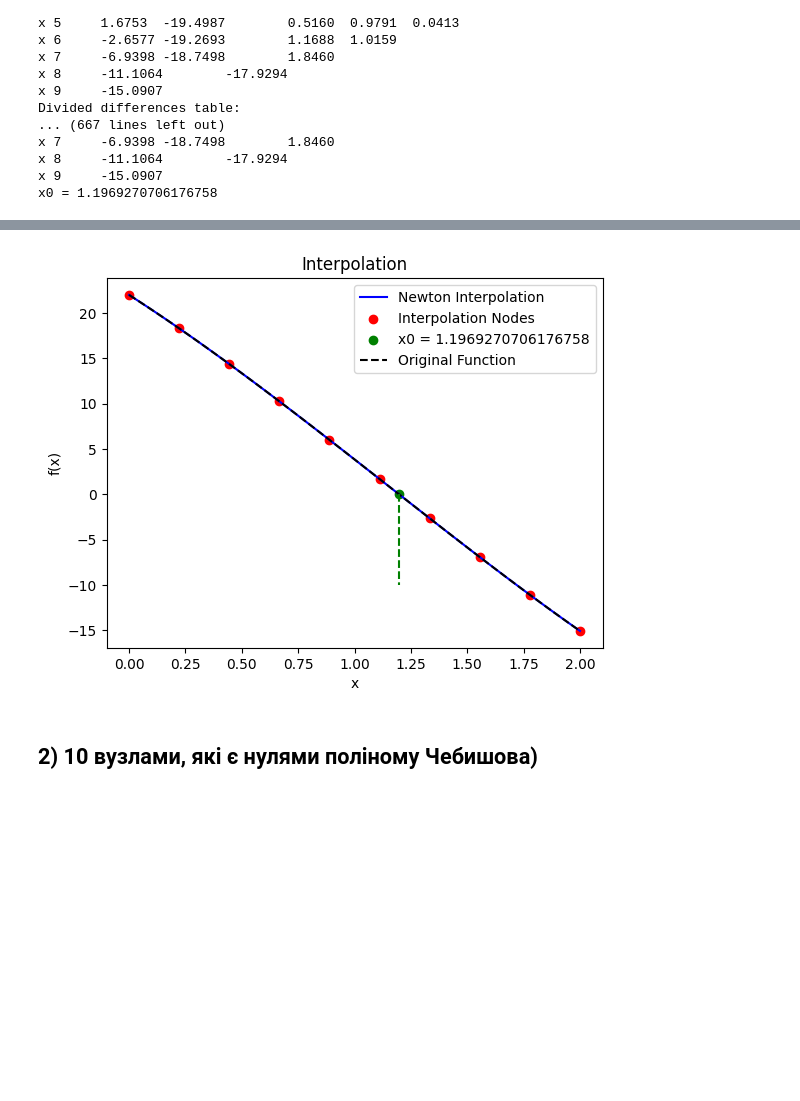
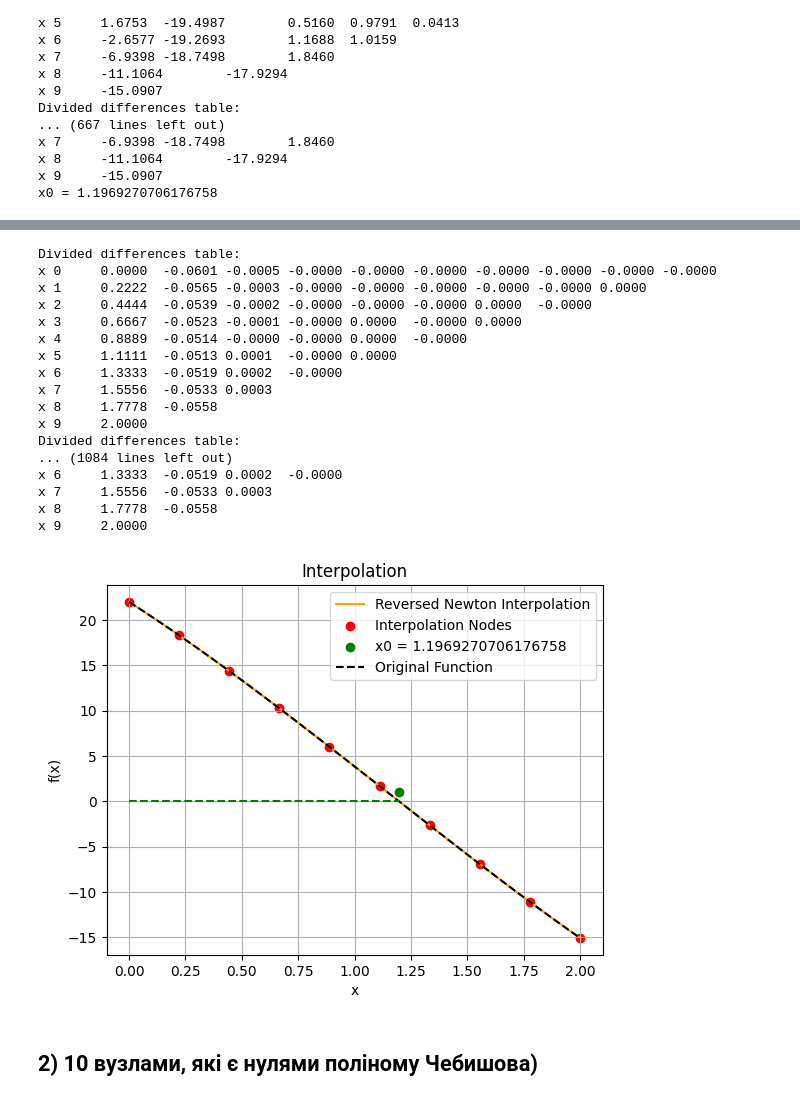
Before and after one commit to kshchuk/uni, a Jupyter notebook: 5-sem/numerical-analysis/lab-4/lab-4-interpolation.ipynb, the cells around one changed output, grey strips where cells are left out. Cells and saved outputs as stored; diff of their text form; code cells hidden in the pictures; blank space fills up the shorter version.

```diff
--- a/5-sem/numerical-analysis/lab-4/lab-4-interpolation.ipynb
+++ b/5-sem/numerical-analysis/lab-4/lab-4-interpolation.ipynb
@@ -120,12 +140,12 @@ def newton_polynomial(x_values, y_values, x):
 
     return p
 
-def Polynomial(x_nodes, divided_difference_table):
+def Polynomial(x_nodes, divided_difference_table, var='x'):
     p_function = ""
     for i in range(m):
         p_function += "%.4f"%divided_difference_table[0, i]
         for j in range(i):
-            p_function += "*(x - %.4f)"%x_nodes[j]
+            p_function += "*(" + var + " - %.4f)"%x_nodes[j]
         if i < m - 1:
             p_function += " + "
 
@@ -145,7 +165,7 @@ Newton polynomial:
 p_x = lambda x: newton_polynomial(x_nodes, y_nodes, x)
 
 # plot the Newton polynomial
-x = np.linspace(0, 2, 4)
+x = np.linspace(0, 2, 100)
 y = p_x(x)
 plt.plot(x, y)
 
@@ -241,0 +269,4 @@ x0 = 1.1969270706176758
+# %%
+p_reverse = lambda y: newton_polynomial(y_nodes, x_nodes, y)
+
+print("p_reverse(y0) =", p_reverse(y0))
@@ -241,0 +286,8 @@ x0 = 1.1969270706176758
+# %%
+reversed_divided_difference_table = divided_differences(y_nodes, x_nodes)
+
+# get the Newton polynomial
+p_reversed = Polynomial(y_nodes, reversed_divided_difference_table, var='y')
+
+print("Reversed Newton polynomial:")
+print(p_reversed)
@@ -242,24 +339,41 @@ x0 = 1.1969270706176758
 # %%
-from sympy import lambdify, symbols
+y_interp = np.linspace(-15, 22, 100)
+x_interp = [p_reverse(y) for y in y_interp]
+plt.plot(x_interp, y_interp, label='Reversed Newton Interpolation', color='orange')
+plt.scatter(x_nodes, y_nodes, color='red', label='Interpolation Nodes')
+plt.scatter(x0, lambdify(symbols('y'), p_reversed, 'numpy')(x0), color='green', label=f'x0 = {x0}')
 
+x = np.linspace(0, 2, 100)
+y = f_x(x)
+plt.plot(x, y, label='Original Function', color='black', linestyle='--')
 
-x_interp = np.linspace(min(x_nodes), max(x_nodes), 100)
-y_interp = [lambdify(symbols('x'), p_simplified, 'numpy')(x) for x in x_interp]
-y_function = [f_x(x) for x in x_interp]
-plt.plot(x_interp, y_interp, label=f'{"Newton"} Interpolation', color='blue')
-plt.scatter(x_nodes, y_nodes, color='red', label='Interpolation Nodes')
-plt.scatter(x0, lambdify(symbols('x'), p_simplified, 'numpy')(x0), color='green', label=f'x0 = {x0}')
-plt.plot(x_interp, y_function, label='Original Function', color='black', linestyle='--')
-
- # Робимо пунктирну лінію вниз від зеленої точки x0
-plt.plot([x0, x0], [lambdify(symbols('x'), p_simplified, 'numpy')(x0), -10], linestyle='--', color='green')
+# Робимо пунктирну лінію вниз від зеленої точки x0
+plt.plot([0, x0], [0, 0], linestyle='--', color='green')
 plt.legend()
 plt.title('Interpolation')
 plt.xlabel('x')
+plt.grid(True)
 plt.ylabel('f(x)')
 plt.show()
 # %% [output]
+Divided differences table:
+x 0     0.0000  -0.0601 -0.0005 -0.0000 -0.0000 -0.0000 -0.0000 -0.0000 -0.0000 -0.0000
+x 1     0.2222  -0.0565 -0.0003 -0.0000 -0.0000 -0.0000 -0.0000 -0.0000 0.0000
+x 2     0.4444  -0.0539 -0.0002 -0.0000 -0.0000 -0.0000 0.0000  -0.0000
+x 3     0.6667  -0.0523 -0.0001 -0.0000 0.0000  -0.0000 0.0000
+x 4     0.8889  -0.0514 -0.0000 -0.0000 0.0000  -0.0000
+x 5     1.1111  -0.0513 0.0001  -0.0000 0.0000
+x 6     1.3333  -0.0519 0.0002  -0.0000
+x 7     1.5556  -0.0533 0.0003
+x 8     1.7778  -0.0558
+x 9     2.0000
+Divided differences table:
+... (1084 lines left out)
+x 6     1.3333  -0.0519 0.0002  -0.0000
+x 7     1.5556  -0.0533 0.0003
+x 8     1.7778  -0.0558
+x 9     2.0000
-[figure, old version]
+[figure, new version]
 # %% [markdown]
 ## 2) 10 вузлами, якi є нулями полiному Чебишова)
 # %%
```
Also changed, not shown: parts of 12 cells of this notebook.
